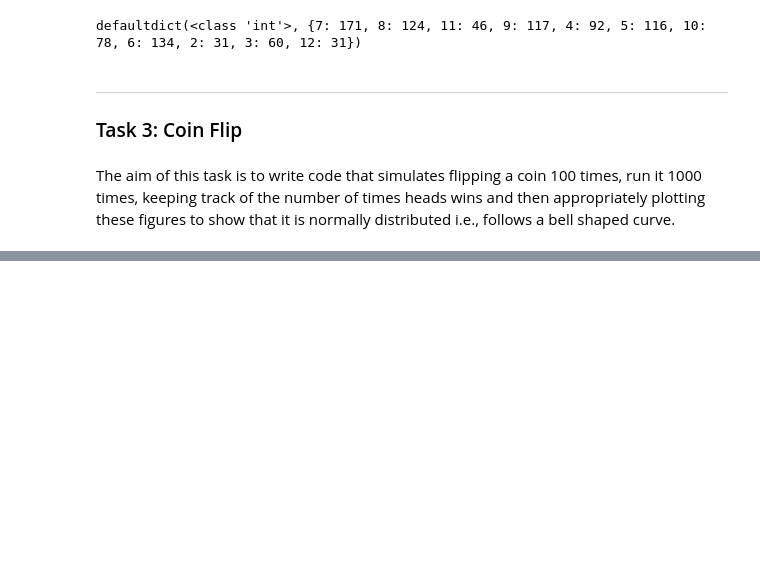
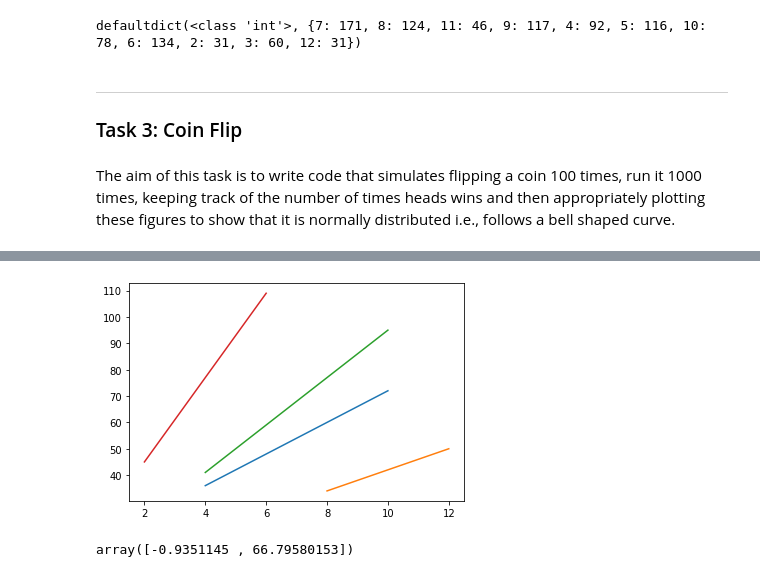
Before and after one commit to hayleydoherty/Data-Analysis-Tasks, a Jupyter notebook: Tasks.ipynb, the cells around one changed output, grey strips where cells are left out. Saved outputs shown, nothing was run; the diff lists cells and outputs as text; code cells hidden in the pictures; blank space fills up the shorter version.

```diff
--- a/Tasks.ipynb
+++ b/Tasks.ipynb
@@ -165,0 +223,13 @@ plt.show()
+# %%
+x4= np.linspace(2, 6, 20)
+a4= 16
+b4= 13
+y4= a4 * x4 + b4
+# %%
+plt.plot(x1, y1)
+plt.plot(x2, y2)
+plt.plot(x3, y3)
+plt.plot(x4, y4)
+plt.show()
+# %% [output]
+[figure, added]
@@ -165,0 +240,5 @@ plt.show()
+# %%
+coeffs = np.polyfit(x, y, 1)
+coeffs
+# %% [output]
+array([-0.9351145 , 66.79580153])
```
Also changed, not shown: parts of 15 cells of this notebook.
